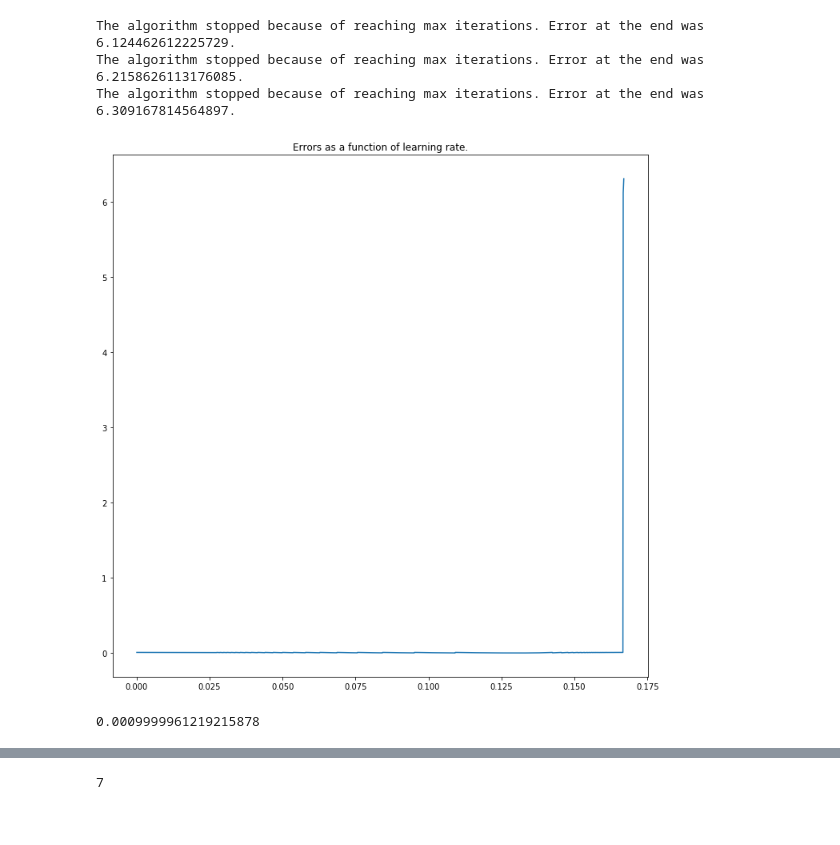
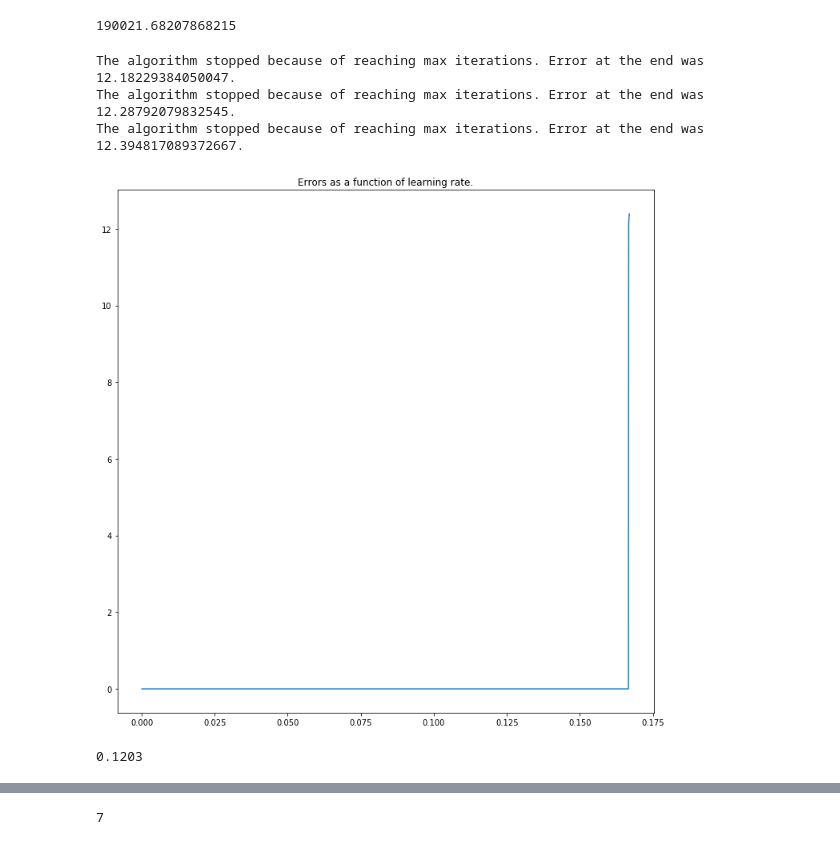
Before and after one commit to janguera/seismic-monitors-time-delay, a Jupyter notebook: Graph denoising Notebook.ipynb, the cells around one changed output, grey strips where cells are left out. Drawn from its saved outputs; the diff is of its cells as text; code cells hidden in the pictures.

```diff
--- a/Graph denoising Notebook.ipynb
+++ b/Graph denoising Notebook.ipynb
@@ -1,12 +36,13 @@
+# %%
+a, mi, ma = normalisation(np.array([1.,2.,3.]))
+np.nanmax(1/THE_array)
+# %% [output]
+190021.68207868215
 # %%
-import numpy as np
-import pandas as pd
-import matplotlib.pyplot as plt
-from seven_stations import calc_seven_stations
-from graph_denoising import graph_denoising, graph_measures
-np.set_printoptions(precision=2)
 
-##### determinig the W_d.
+
+#_____________________________________________________________________________________________________________________#
+#determinig the W_d.
 filename_info = 'C:/MyTemp/ECMI_Data/dt/AlpArray/METRICS/2016366_local_pair_dist.txt'
 
 distances = np.zeros((7,7))
@@ -28,30 +64,16 @@ for line in file:
         i = i+1
 file.close()
 # print(distances)
+
 for i in range(7):
     distances[i,i] = np.nan
-one_by_r_distances = 1/distances
-# print(one_by_r_distances)
-max_one_by_r = np.nanmax(one_by_r_distances)
-min_one_by_r = np.nanmin(one_by_r_distances)
-# print(max_one_by_r)
-normalized_one = one_by_r_distances /max_one_by_r
-normalized_one = np.nan_to_num(normalized_one, 0)
-normalized_zero_to_one = (one_by_r_distances - min_one_by_r) / (max_one_by_r - min_one_by_r)
-normalized_zero_to_one = np.nan_to_num(normalized_zero_to_one, 0)
-W_d = normalized_zero_to_one
-#####
+W_d = normalisation(distances)[0]
 
-#### read W_t
-# array = pd.read_csv("C:/MyTemp/ECMI_Data/dt/AlpArray/day_1/dt_day1.csv", delimiter=";").values[:,1].astype(np.float32)
-array = np.array(calc_seven_stations("C:/MyTemp/"))[:,3216]
-# array = np.array
+#_________________________________________________________________________________________________________________________#
+#read W_t
+
+array, minimum, maximum = normalisation(np.array(calc_seven_stations("C:/MyTemp/"))[:,3216])
 result = np.zeros((7,7))
-#result[0, 1:7] = array[0:6]
-#result[1, 0:1] = array[6]
-#result[1, 2:7] = array[7:11]
-#result[2, 0:2] = array[11:13]
-#result[2, 3:7] = array[13:16]
 
 i = 0
 j = 0
@@ -61,55 +83,44 @@ for t in range(len(array)):
     #print("t= " + str(t))
     #print(array[t])
     result[i, j] = array[t]
     result[j, i] = array[t]
     # print(t)
     #print("i = " + str(i))
     #print("j = " + str(j))
     if j < 6:
         j = j + 1
     else:
         j = i + 1
         i = i + 1
 W_t = result
 
-####
+#____________________________________________________________________________________________________________________#
 
-# W_t = np.ones((7,7)) # time delay matrix
-# W_d = np.array([[0,0.4],[0.8,0.2]]) # distance matrix
 estimates = graph_measures(W_d) #estimates
-epsilon = 0.01 # This should be quite small
-# learning_rate = 0.001 # I have no idea what this should be, we have to try different values
+epsilon = 0.001 # This should be quite small
 
 learning_rates = [0.0001*i for i in range(1,1670)]
 results = [graph_denoising(W_t, estimates, epsilon, learning_rate=i, max_iterations=100000)for i in learning_rates] # ready to run when we get the matrices.
 results_W = np.array([results[i][0] for i in range(0,1669)])
 results_t = np.array([results[i][1] for i in range(0,1669)])
 results_E = np.array([results[i][2] for i in range(0,1669)])
 
 width = 12
 height = 12
 plt.figure(figsize=(width, height))
 plt.plot(learning_rates, results_E)
 plt.title("Errors as a function of learning rate.")
-#plt.plot([i for i in range(1,25)], data_2[0][0])
-#plt.ylabel('some numbers')
 plt.show()
-# W_05, t_05 = graph_denoising(W_t, estimates, epsilon, learning_rate=0.05, max_iterations=1000000)
-# W_1, _t_1 = graph_denoising(W_t, estimates, epsilon, learning_rate=0.01, max_iterations=1000)
-# W_2, _t_2 = graph_denoising(W_t, estimates, epsilon, learning_rate=0.001, max_iterations=10000)
-
-
-# print(W == W_1)
-# print(W==W_2)
-# print(W_1==W_2)
-
-#print(W_t)
-#print(W)
 # %% [output]
-The algorithm stopped because of reaching max iterations. Error at the end was 6.124462612225729.
-The algorithm stopped because of reaching max iterations. Error at the end was 6.2158626113176085.
-The algorithm stopped because of reaching max iterations. Error at the end was 6.309167814564897.
+The algorithm stopped because of reaching max iterations. Error at the end was 12.18229384050047.
+The algorithm stopped because of reaching max iterations. Error at the end was 12.28792079832545.
+The algorithm stopped because of reaching max iterations. Error at the end was 12.394817089372667.
-[figure, old version]
+[figure, new version]
+# %%
+learning_rate = learning_rates[np.argmin(results_E)]
+learning_rate
+# %% [output]
+0.1203
 # %%
 THE_array = np.array(calc_seven_stations("C:/MyTemp/"))
 # %%
@@ -121,4 +133,0 @@ timeseries = do_a_timeseries(THE_array, estimates, 0.001, 0.1307, 1000000)
-# %%
-np.max(timeseries[:,2])
-# %% [output]
-0.0009999961219215878
```
Also changed, not shown: parts of 21 cells of this notebook, 1 other file.
